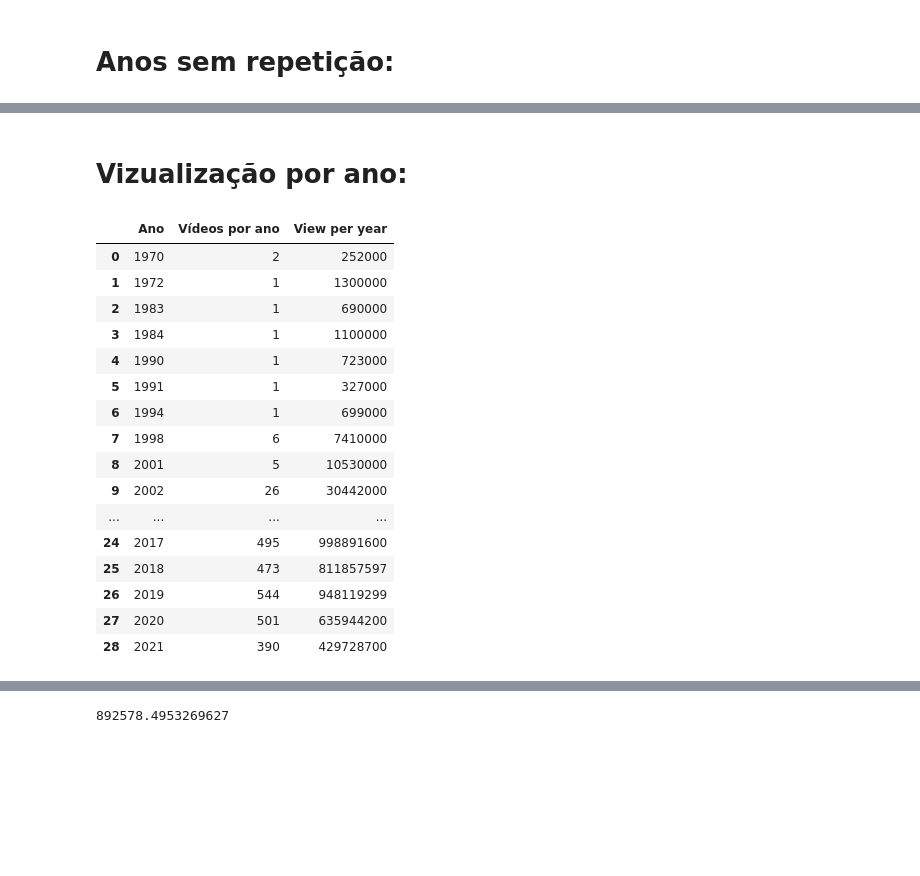
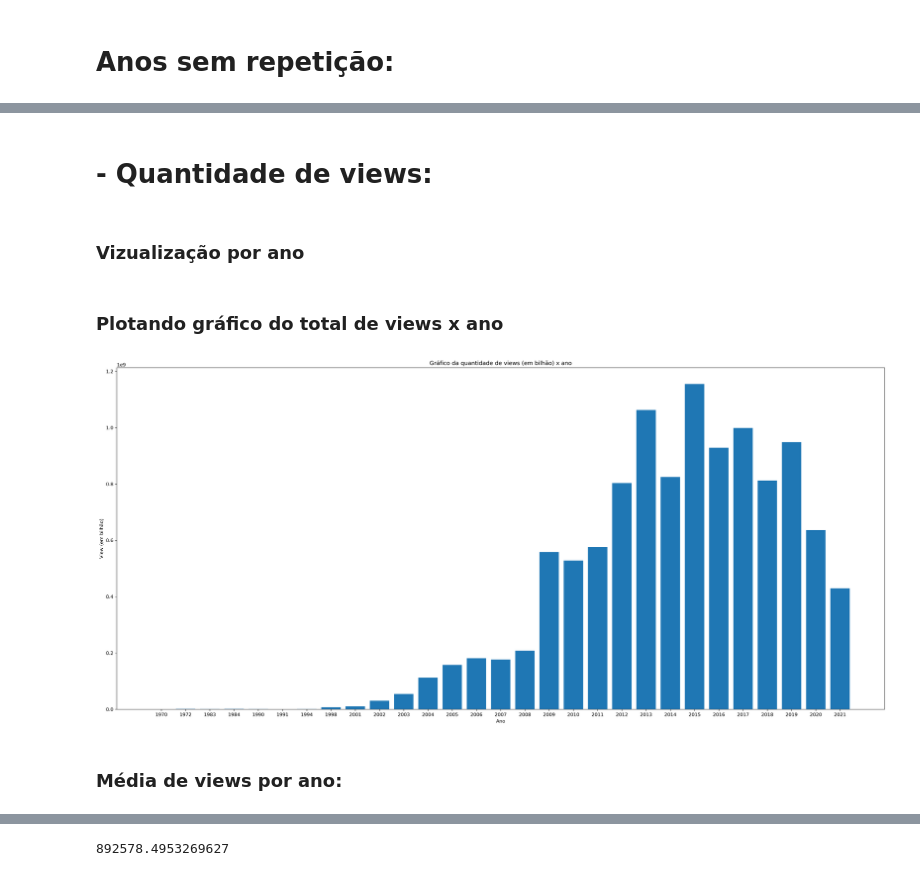
Before and after one commit to LuisHenriqueAL/Projeto_ICD, a Jupyter notebook: main.ipynb, the cells around one changed output, grey strips where cells are left out. Saved outputs shown, nothing was run; the diff lists cells and outputs as text; code cells hidden in the pictures; blank space fills up the shorter version.

```diff
--- a/main.ipynb
+++ b/main.ipynb
@@ -104,5 +89,7 @@ plt.show()
+# %% [markdown]
+# - Quantidade de views:
 # %% [markdown]
-# Vizualização por ano:
+### Vizualização por ano
 # %%
 viewyear= []
 for c in anossemrep['Ano']:
@@ -113,25 +100,20 @@ for c in anossemrep['Ano']:
     viewyear.append(total)
 viewyear = pd.DataFrame(viewyear, columns=['View per year']).reset_index().drop(columns=['index'])
 # %%
-# Data Frame dos vídeos por ano e a quantidade de views por ano
+# Data Frame dos anos, vídeos por ano e a quantidade de views por ano
 
 anossemrep = anossemrep.join(viewyear)
-anossemrep
-# %% [output]
-|  | Ano | Vídeos por ano | View per year |
-| 0 | 1970 | 2 | 252000 |
-| 1 | 1972 | 1 | 1300000 |
-| 2 | 1983 | 1 | 690000 |
-| 3 | 1984 | 1 | 1100000 |
-| 4 | 1990 | 1 | 723000 |
-| 5 | 1991 | 1 | 327000 |
-| 6 | 1994 | 1 | 699000 |
-| 7 | 1998 | 6 | 7410000 |
-| 8 | 2001 | 5 | 10530000 |
-| 9 | 2002 | 26 | 30442000 |
-| ... | ... | ... | ... |
-| 24 | 2017 | 495 | 998891600 |
-| 25 | 2018 | 473 | 811857597 |
-| 26 | 2019 | 544 | 948119299 |
-| 27 | 2020 | 501 | 635944200 |
-| 28 | 2021 | 390 | 429728700 |
+# %% [markdown]
+### Plotando gráfico do total de views x ano
+# %%
+fig = plt.figure(figsize=(15, 10), dpi=300)
+ax = fig.add_axes([1,1,1.5,1])
+ax.bar(anossemrep['Ano'],anossemrep['View per year'])
+plt.xlabel('Ano')
+plt.ylabel('View (em bilhão)')
+plt.title('Gráfico da quantidade de views (em bilhão) x ano')
+plt.show()
+# %% [output]
+[figure, added]
+# %% [markdown]
+### Média de views por ano:
```
Also changed, not shown: parts of 43 cells of this notebook.
